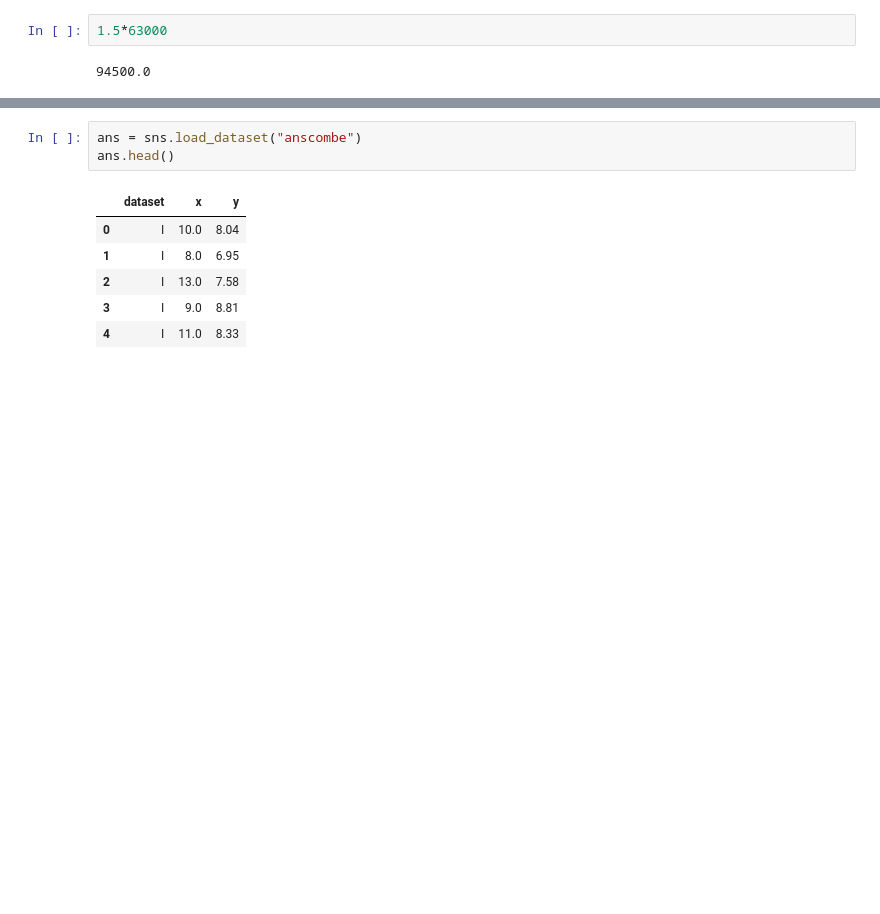
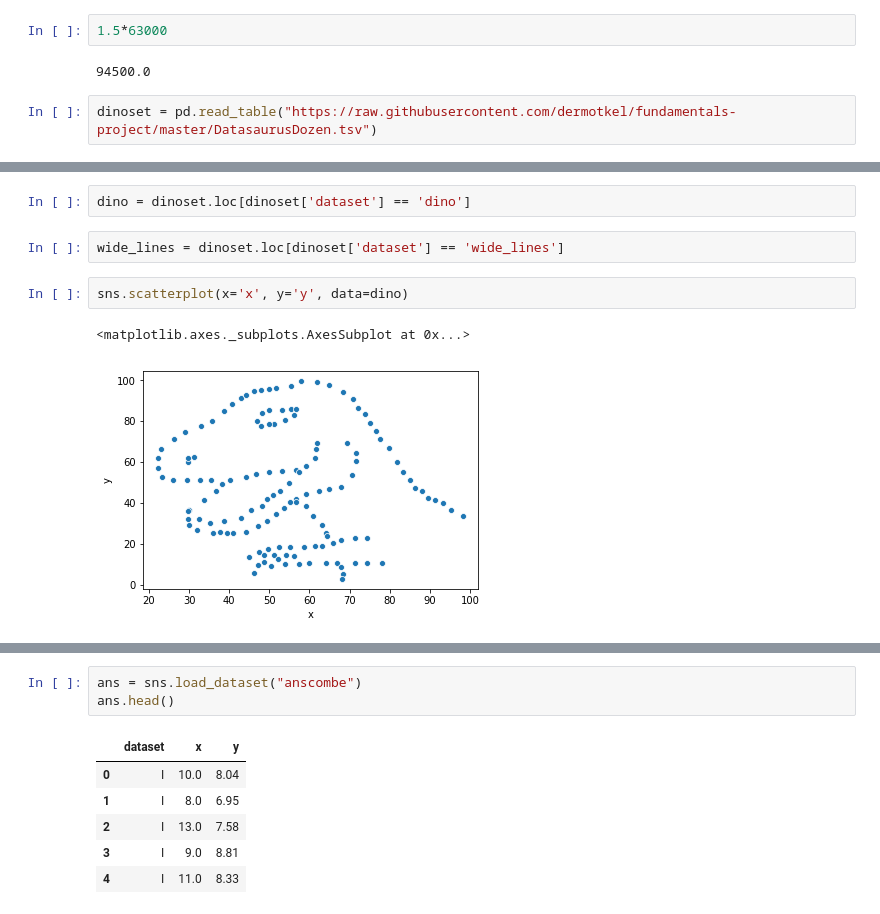
Before and after one commit to dermotkel/fundamentals-project, a Jupyter notebook: Fundamentals - Project.ipynb, the cells around one changed output, grey strips where cells are left out. Drawn from its saved outputs; the diff is of its cells as text; blank space fills up the shorter version.

```diff
--- a/Fundamentals - Project.ipynb
+++ b/Fundamentals - Project.ipynb
@@ -119,3 +149,5 @@ df.describe()
 1.5*63000
 # %% [output]
 94500.0
+# %%
+dinoset = pd.read_table("https://raw.githubusercontent.com/dermotkel/fundamentals-project/master/DatasaurusDozen.tsv")
@@ -121,0 +175,9 @@ df.describe()
+# %%
+dino = dinoset.loc[dinoset['dataset'] == 'dino']
+# %%
+wide_lines = dinoset.loc[dinoset['dataset'] == 'wide_lines']
+# %%
+sns.scatterplot(x='x', y='y', data=dino)
+# %% [output]
+<matplotlib.axes._subplots.AxesSubplot at 0x...>
+[figure, added]
```
Also changed, not shown: parts of 17 cells of this notebook, 2 other files.
